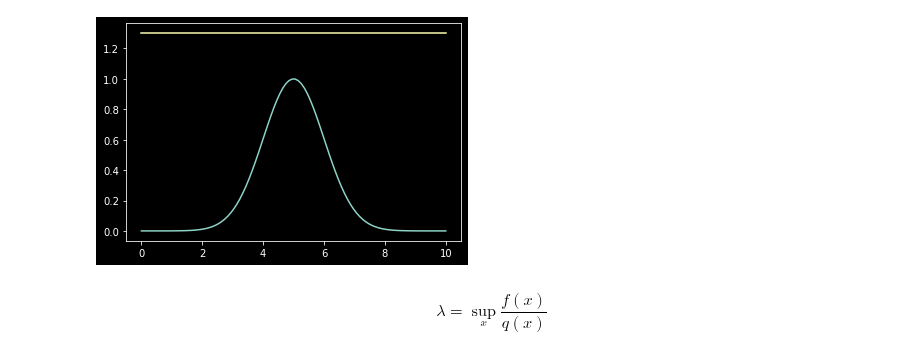
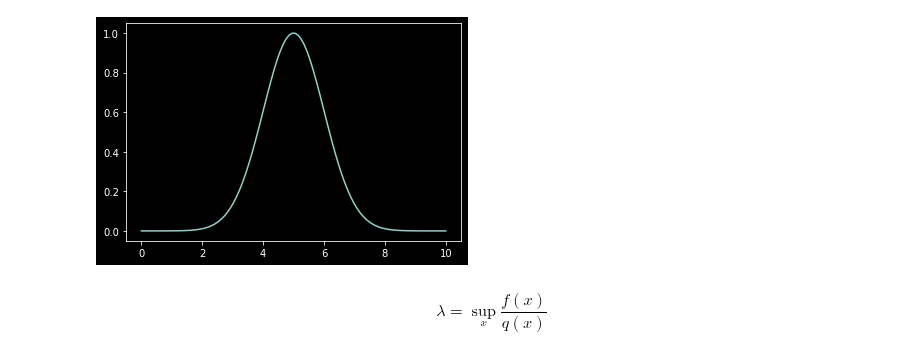
Before and after one commit to jsdiazpo/Bayesian-Digressions, a Jupyter notebook: Rejection-Sampling.ipynb, the cells around one changed output. Cells and saved outputs as stored; diff of their text form; code cells hidden in the pictures.

```diff
--- a/Rejection-Sampling.ipynb
+++ b/Rejection-Sampling.ipynb
@@ -19,9 +19,8 @@ def q2(x):
 # %%
 x_axis = np.linspace(0, 10, 100)
 plt.plot(x_axis, f(x_axis));
-plt.plot(x_axis, q2(x_axis));
 # %% [output]
-[figure, old version]
+[figure, new version]
 # %% [markdown]
 $$ \lambda = \sup_x \frac{f(x)}{q(x)} $$
 # %%
```
Also changed, not shown: parts of 5 cells of this notebook.
